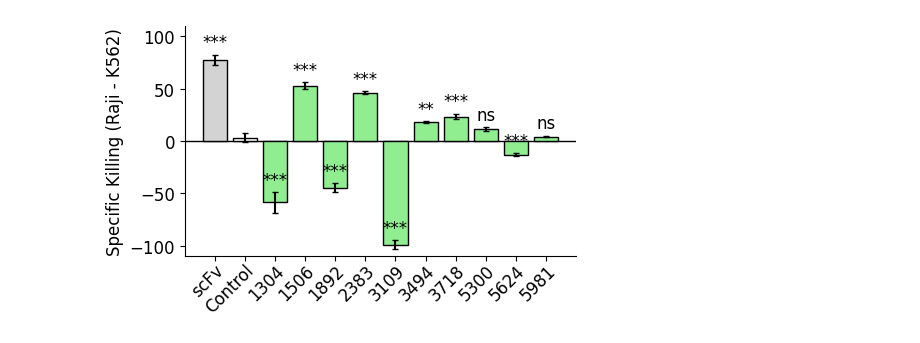
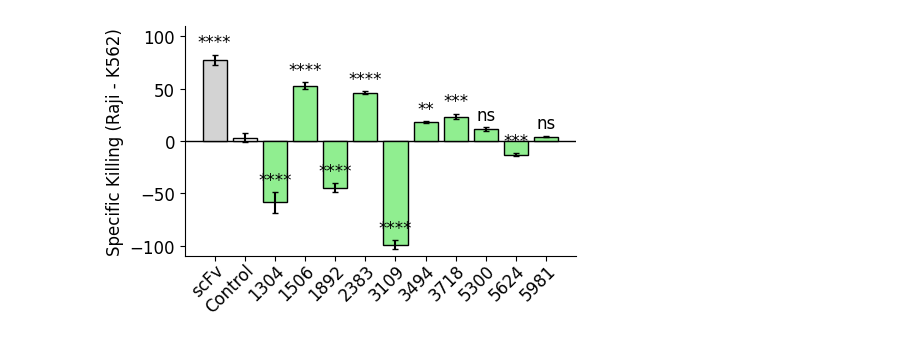
Before and after one commit to kosonocky/bits-to-binders, a Jupyter notebook: scripts/top_ten_plots.ipynb, the cells around one changed output. Saved outputs shown, nothing was run; the diff lists cells and outputs as text; code cells hidden in the pictures.

```diff
--- a/scripts/top_ten_plots.ipynb
+++ b/scripts/top_ten_plots.ipynb
@@ -127,36 +127,38 @@ def bh_adjust(pvals):
 qvals = bh_adjust(pvals)
 
 def stars(q):
+    if q < 0.0001:
+        return "****"
     if q < 0.001:
         return "***"
     elif q < 0.01:
         return "**"
     elif q < 0.05:
         return "*"
     else:
         return "ns"
 
 ymax = (y + yerr).max()
 offset = 0.04 * ymax
 
 for xi, yi, ei, qi in zip(x, y, yerr, qvals):
     s = stars(qi)
 
     # if control skip
     if xi == ctrl_idx:
         continue
     ax.text(
         xi,
         yi + ei + offset,
         s,
         ha="center",
         va="bottom",
         fontsize=12,
     )
 
 plt.tight_layout()
 plt.savefig("../results/top_ten_plots/specific_killing_topten.png", bbox_inches="tight", dpi=300)
 
 # Bars show mean Raji-specific cytotoxicity AUC (Raji − K562) ± SE; significance stars denote BH-corrected two-sided z-tests comparing each construct to the negative control (ns, not significant; *, p < 0.05; **, p < 0.01; ***, p < 0.001).
 # %% [output]
-[figure, old version]
+[figure, new version]
```
Also changed, not shown: parts of 1 cell of this notebook.
